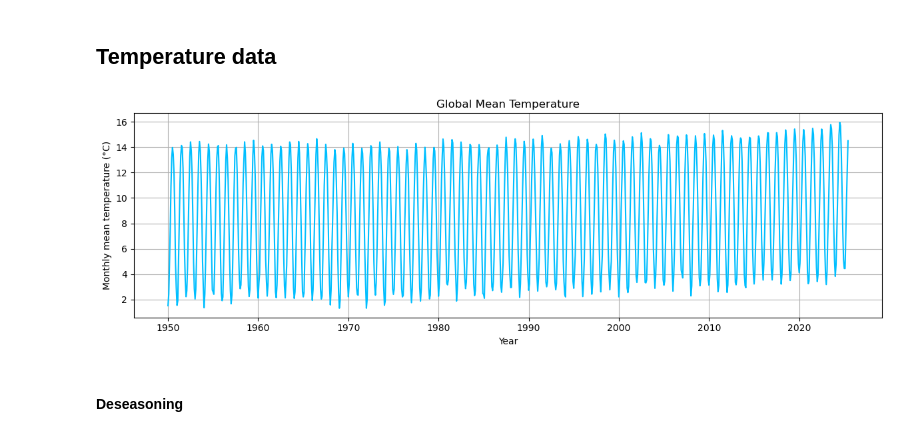
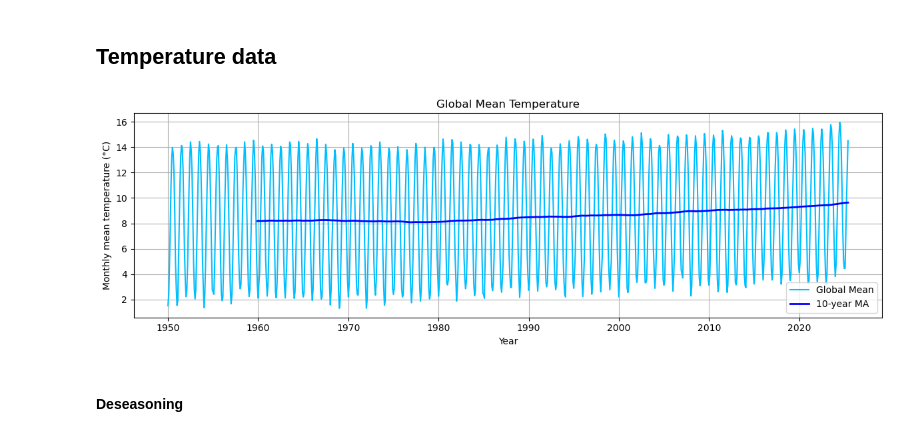
Before and after one commit to chivintar/causal-discovery, a Jupyter notebook: notebooks/climate_data.ipynb, the cells around one changed output. Cells and saved outputs as stored; diff of their text form; code cells hidden in the pictures.

```diff
--- a/notebooks/climate_data.ipynb
+++ b/notebooks/climate_data.ipynb
@@ -12,33 +12,39 @@ import xarray as xr
 # %%
 load_data = True
 # Below we make use of global mean Temperature from ERA5 Reanalysis data.
 if load_data == True:
     global_mean = pd.read_csv("../data/global_mm_temperature.csv", index_col="time", parse_dates=True).squeeze('columns')
     global_mean.name="temperature"
 else:
     era5path = r"C:\Users\camen\Desktop\capstone\data\data_stream-moda.nc"
     ds = xr.open_dataset(era5path)
     print(ds)
     # We only need the 2-meter air temperature (t2m) variable, averaged over the globe:
     t2m = ds['t2m'] # accessing xarray
     weights = np.cos(np.deg2rad(ds.latitude)) # computing spatial m ean, standard practice for nc files
     global_mean = t2m.weighted(weights).mean(dim=['latitude', 'longitude']) - 273.15
     global_mean = global_mean.to_series()
     global_mean.index = pd.to_datetime(global_mean.index)
     # Saving computations to csv for quick loading next time:
     weights.to_series().to_csv("../data/latitude_weights.csv", index_label="latitude")
     global_mean.to_csv("../data/global_mm_temperature.csv", index_label="time")
 
+window_size=120
+# temperature_ma = global_mean.rolling(window=window_size, center=True).mean()
+temperature_ma = global_mean.rolling(window=window_size).mean()
+
 plt.figure(figsize=(12, 4))
-plt.plot(global_mean, color='deepskyblue')
+plt.plot(global_mean, color='deepskyblue', label='Global Mean')
+plt.plot(temperature_ma, label=f'{window_size//12}-year MA', color='blue', linewidth=2)
 plt.title('Global Mean Temperature')
 plt.ylabel('Monthly mean temperature (°C)')
 plt.xlabel('Year')
+plt.legend()
 plt.grid(True)
 plt.tight_layout()
 plt.show()
 # %% [output]
-[figure, old version]
+[figure, new version]
 # %% [markdown]
 #### Deseasoning
 # %% [markdown]
```
Also changed, not shown: parts of 6 cells of this notebook, 3 other files.
